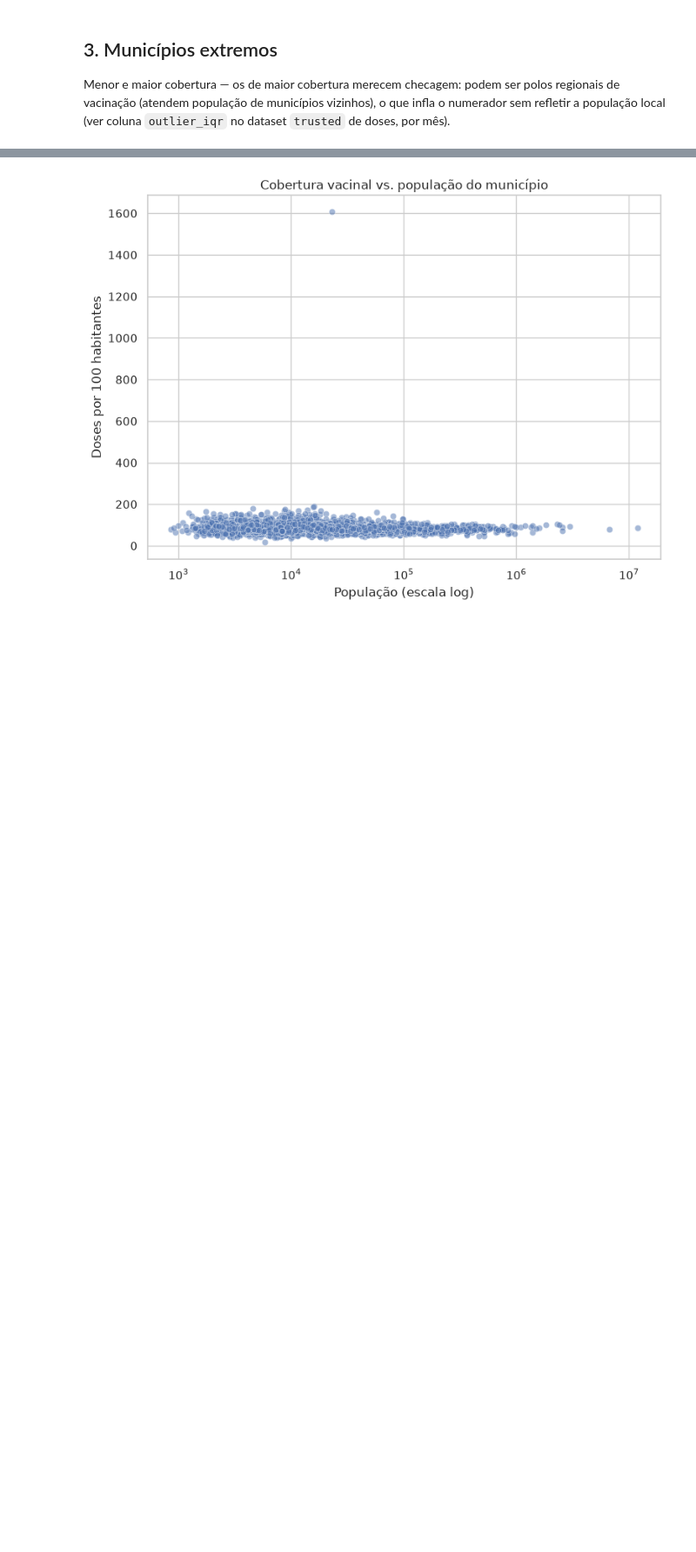
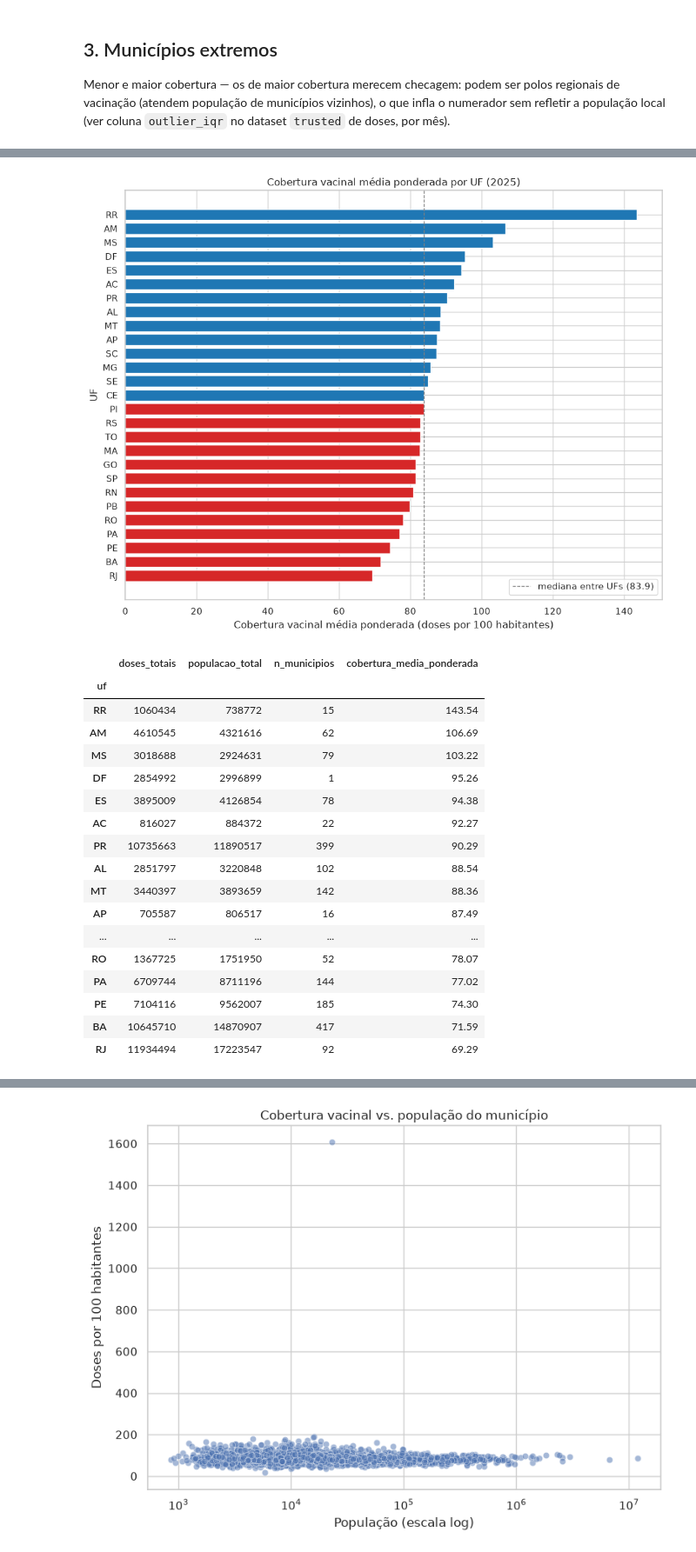
Before and after one commit to leonardohakim/imuniza-data-handson-mackenzie, a Jupyter notebook: notebooks/02_analise_exploratoria.ipynb, the cells around one changed output, grey strips where cells are left out. Shown at 87% size. Saved outputs shown, nothing was run; the diff lists cells and outputs as text; code cells hidden in the pictures; blank space fills up the shorter version.

Commit message:
feat: adiciona cobertura vacinal media ponderada por UF ao notebook exploratorio

```diff
--- a/notebooks/02_analise_exploratoria.ipynb
+++ b/notebooks/02_analise_exploratoria.ipynb
@@ -164 +170,53 @@ display(df.nlargest(10, "cobertura_doses_por_100_habitantes")[colunas_exibir])
+# %%
+df_uf = df.assign(uf=df["municipio"].str.split(" - ").str[-1])
+
+agregado_uf = df_uf.groupby("uf").agg(
+    doses_totais=("doses_aplicadas", "sum"),
+    populacao_total=("populacao", "sum"),
+    n_municipios=("codigo_municipio", "count"),
+)
+agregado_uf["cobertura_media_ponderada"] = (
+    agregado_uf["doses_totais"] / agregado_uf["populacao_total"] * 100
+).round(2)
+agregado_uf = agregado_uf.sort_values("cobertura_media_ponderada")
+
+mediana_nacional = agregado_uf["cobertura_media_ponderada"].median()
+cores = [
+    "#d62728" if v < mediana_nacional else "#1f77b4"
+    for v in agregado_uf["cobertura_media_ponderada"]
+]
+
+fig, ax = plt.subplots(figsize=(10, 8))
+ax.barh(agregado_uf.index, agregado_uf["cobertura_media_ponderada"], color=cores)
+ax.axvline(mediana_nacional, color="gray", linestyle="--", linewidth=1,
+           label=f"mediana entre UFs ({mediana_nacional:.1f})")
+ax.set_xlabel("Cobertura vacinal média ponderada (doses por 100 habitantes)")
+ax.set_ylabel("UF")
+ax.set_title("Cobertura vacinal média ponderada por UF (2025)")
+ax.legend()
+plt.tight_layout()
+plt.savefig("../reports/cobertura_por_uf.png", dpi=120)
+plt.show()
+
+agregado_uf.sort_values("cobertura_media_ponderada", ascending=False)
+# %% [output]
+[figure, added]
+|  | doses_totais | populacao_total | n_municipios | cobertura_media_ponderada |
+| uf |  |  |  |  |
+| RR | 1060434 | 738772 | 15 | 143.54 |
+| AM | 4610545 | 4321616 | 62 | 106.69 |
+| MS | 3018688 | 2924631 | 79 | 103.22 |
+| DF | 2854992 | 2996899 | 1 | 95.26 |
+| ES | 3895009 | 4126854 | 78 | 94.38 |
+| AC | 816027 | 884372 | 22 | 92.27 |
+| PR | 10735663 | 11890517 | 399 | 90.29 |
+| AL | 2851797 | 3220848 | 102 | 88.54 |
+| MT | 3440397 | 3893659 | 142 | 88.36 |
+| AP | 705587 | 806517 | 16 | 87.49 |
+| ... | ... | ... | ... | ... |
+| RO | 1367725 | 1751950 | 52 | 78.07 |
+| PA | 6709744 | 8711196 | 144 | 77.02 |
+| PE | 7104116 | 9562007 | 185 | 74.30 |
+| BA | 10645710 | 14870907 | 417 | 71.59 |
+| RJ | 11934494 | 17223547 | 92 | 69.29 |
 # %% [markdown]
```
Also changed, not shown: parts of 4 cells of this notebook, 1 other file.
